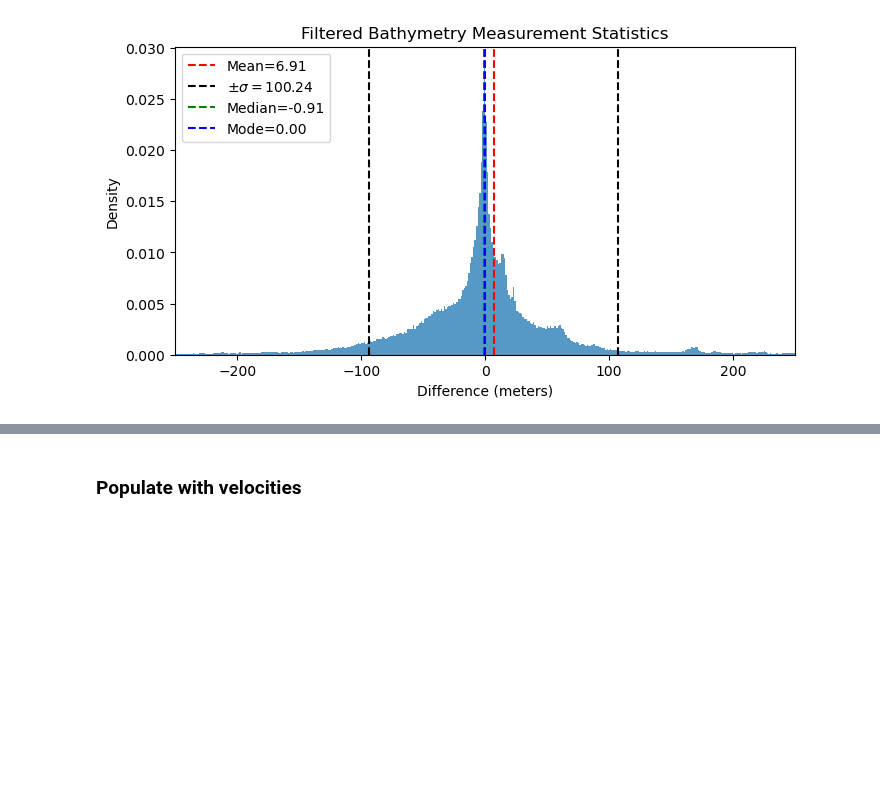
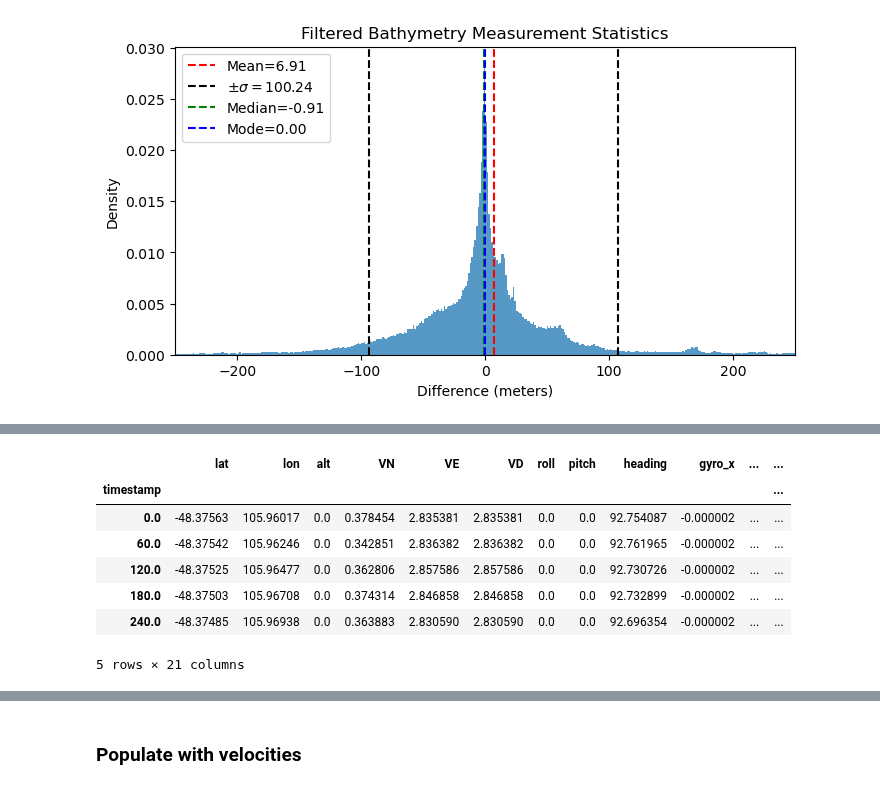
Before and after one commit to jbrodovsky/geophysical_nav, a Jupyter notebook: bathy_pf.ipynb, the cells around one changed output, grey strips where cells are left out. Drawn from its saved outputs; the diff is of its cells as text; code cells hidden in the pictures; blank space fills up the shorter version.

```diff
--- a/bathy_pf.ipynb
+++ b/bathy_pf.ipynb
@@ -222,5 +243,3 @@ from matplotlib import pyplot as plt
 from pyins import strapdown, transform, measurements, filters, sim
 from src.geophysical import gmt_toolbox as gmt
 from anglewrapper import wrap
-# %%
-filepath = os.path.join("test", "test_data.m77t")
@@ -256,3 +278,14 @@ feedback = filters.run_feedback_filter(
 )
 ins_errors = transform.compute_state_difference(traj_ins, feedback.trajectory)
 integrator_error = transform.compute_state_difference(traj_ins, integrator.trajectory)
+# %%
+traj.head()
+# %% [output]
+|  | lat | lon | alt | VN | VE | VD | roll | pitch | heading | gyro_x | ... | ... |
+| timestamp |  |  |  |  |  |  |  |  |  |  |  | ... |
+| 0.0 | -48.37563 | 105.96017 | 0.0 | 0.378454 | 2.835381 | 2.835381 | 0.0 | 0.0 | 92.754087 | -0.000002 | ... | ... |
+| 60.0 | -48.37542 | 105.96246 | 0.0 | 0.342851 | 2.836382 | 2.836382 | 0.0 | 0.0 | 92.761965 | -0.000002 | ... | ... |
+| 120.0 | -48.37525 | 105.96477 | 0.0 | 0.362806 | 2.857586 | 2.857586 | 0.0 | 0.0 | 92.730726 | -0.000002 | ... | ... |
+| 180.0 | -48.37503 | 105.96708 | 0.0 | 0.374314 | 2.846858 | 2.846858 | 0.0 | 0.0 | 92.732899 | -0.000002 | ... | ... |
+| 240.0 | -48.37485 | 105.96938 | 0.0 | 0.363883 | 2.830590 | 2.830590 | 0.0 | 0.0 | 92.696354 | -0.000002 | ... | ... |
+5 rows × 21 columns
```
Also changed, not shown: parts of 30 cells of this notebook, 4 other files.
